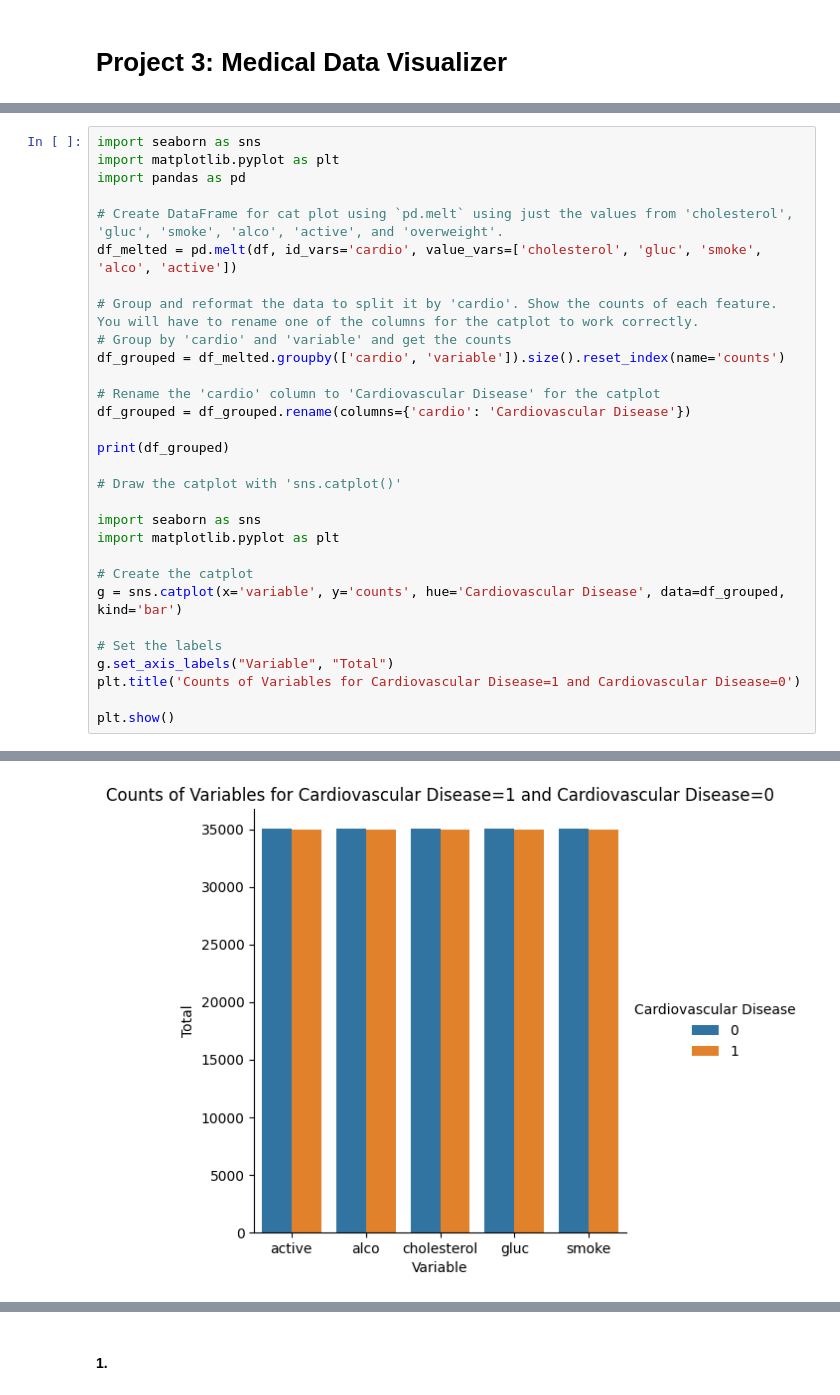
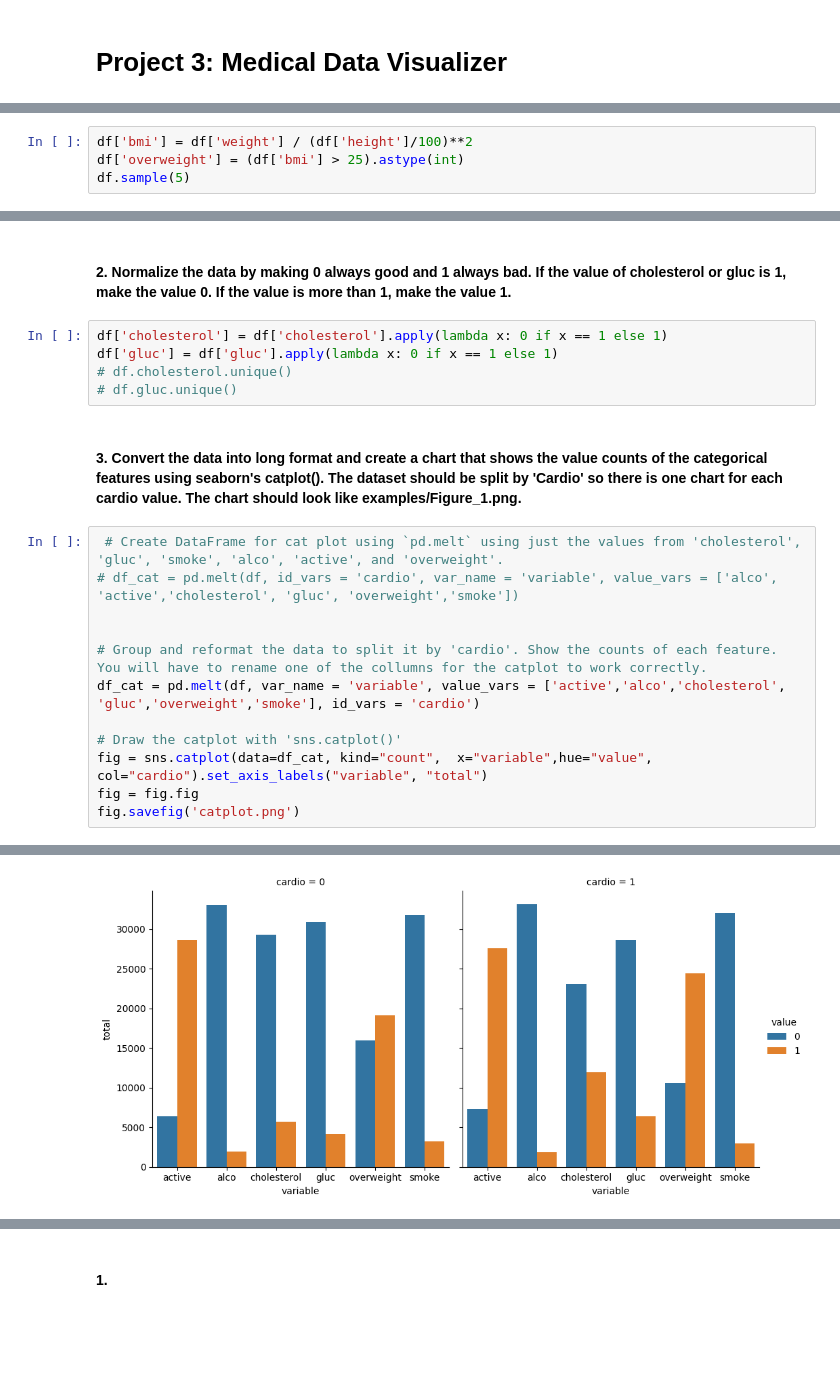
Before and after one commit to MIKRAMS1984/Free-code-camp, a Jupyter notebook: project 3 Medical Data Visualizer/Project 3 Medical Data Visualizer.ipynb, the cells around one changed output, grey strips where cells are left out. Saved outputs shown, nothing was run; the diff lists cells and outputs as text; blank space fills up the shorter version.

Commit message:
Project 3: Medical Data Visualizer

```diff
--- a/project 3 Medical Data Visualizer/Project 3 Medical Data Visualizer.ipynb
+++ b/project 3 Medical Data Visualizer/Project 3 Medical Data Visualizer.ipynb
@@ -20,0 +39,4 @@ df.head()
+# %%
+df['bmi'] = df['weight'] / (df['height']/100)**2
+df['overweight'] = (df['bmi'] > 25).astype(int)
+df.sample(5)
@@ -21,31 +50,22 @@ df.head()
+# %% [markdown]
+#### 2. Normalize the data by making 0 always good and 1 always bad. If the value of cholesterol or gluc is 1, make the value 0. If the value is more than 1, make the value 1.
+# %%
+df['cholesterol'] = df['cholesterol'].apply(lambda x: 0 if x == 1 else 1)
+df['gluc'] = df['gluc'].apply(lambda x: 0 if x == 1 else 1)
+# df.cholesterol.unique()
+# df.gluc.unique()
+# %% [markdown]
+#### 3. Convert the data into long format and create a chart that shows the value counts of the categorical features using seaborn's catplot(). The dataset should be split by 'Cardio' so there is one chart for each cardio value. The chart should look like examples/Figure_1.png.
 # %%
-import seaborn as sns
-import matplotlib.pyplot as plt
-import pandas as pd
+ # Create DataFrame for cat plot using `pd.melt` using just the values from 'cholesterol', 'gluc', 'smoke', 'alco', 'active', and 'overweight'.
+# df_cat = pd.melt(df, id_vars = 'cardio', var_name = 'variable', value_vars = ['alco', 'active','cholesterol', 'gluc', 'overweight','smoke'])
 
-# Create DataFrame for cat plot using `pd.melt` using just the values from 'cholesterol', 'gluc', 'smoke', 'alco', 'active', and 'overweight'.
-df_melted = pd.melt(df, id_vars='cardio', value_vars=['cholesterol', 'gluc', 'smoke', 'alco', 'active'])
 
-# Group and reformat the data to split it by 'cardio'. Show the counts of each feature. You will have to rename one of the columns for the catplot to work correctly.
-# Group by 'cardio' and 'variable' and get the counts
-df_grouped = df_melted.groupby(['cardio', 'variable']).size().reset_index(name='counts')
-
-# Rename the 'cardio' column to 'Cardiovascular Disease' for the catplot
-df_grouped = df_grouped.rename(columns={'cardio': 'Cardiovascular Disease'})
-
-print(df_grouped)
+# Group and reformat the data to split it by 'cardio'. Show the counts of each feature. You will have to rename one of the collumns for the catplot to work correctly.
+df_cat = pd.melt(df, var_name = 'variable', value_vars = ['active','alco','cholesterol', 'gluc','overweight','smoke'], id_vars = 'cardio')
 
 # Draw the catplot with 'sns.catplot()'
-
-import seaborn as sns
-import matplotlib.pyplot as plt
-
-# Create the catplot
-g = sns.catplot(x='variable', y='counts', hue='Cardiovascular Disease', data=df_grouped, kind='bar')
-
-# Set the labels
-g.set_axis_labels("Variable", "Total")
-plt.title('Counts of Variables for Cardiovascular Disease=1 and Cardiovascular Disease=0')
-
-plt.show()
+fig = sns.catplot(data=df_cat, kind="count",  x="variable",hue="value", col="cardio").set_axis_labels("variable", "total")
+fig = fig.fig
+fig.savefig('catplot.png')
 # %% [output]
@@ -63 +72 @@ plt.show()
-[figure, old version]
+[figure, new version]
```
Also changed, not shown: parts of 12 cells of this notebook, 2 other files.
